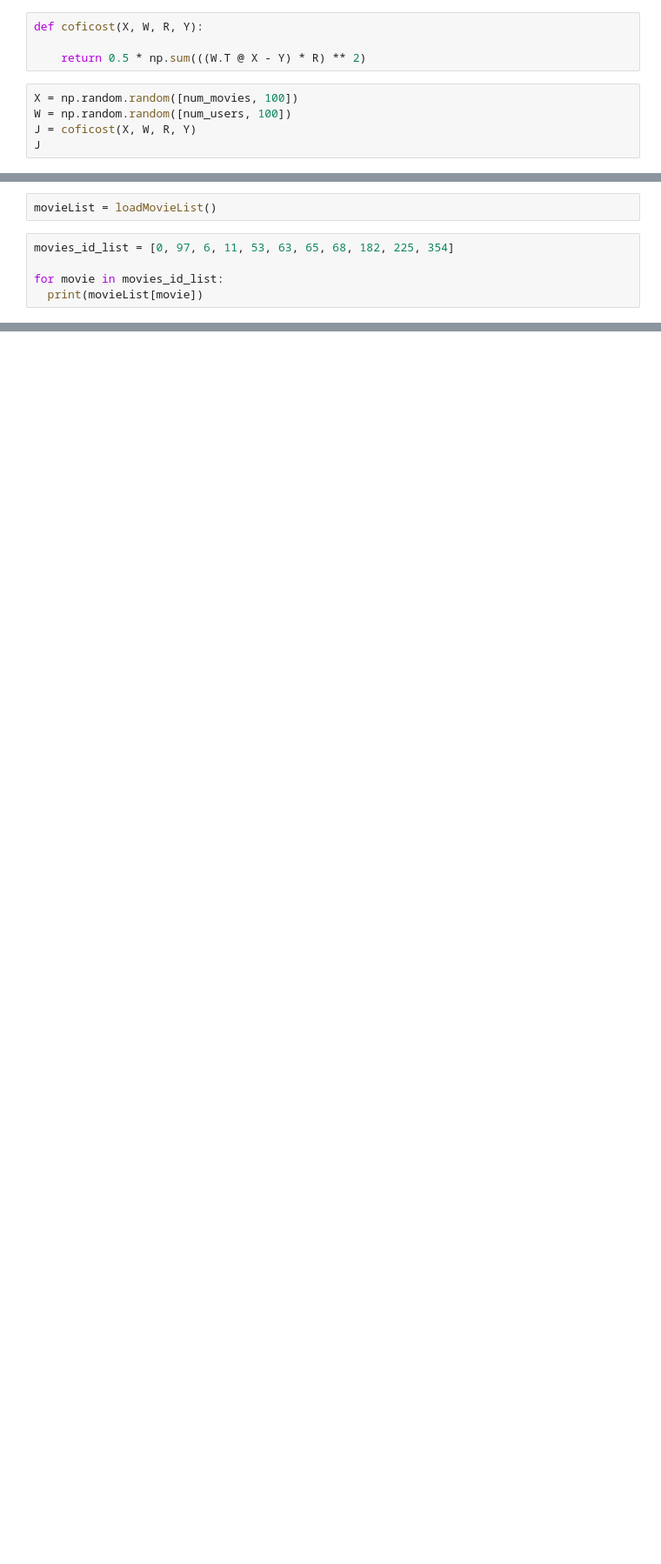
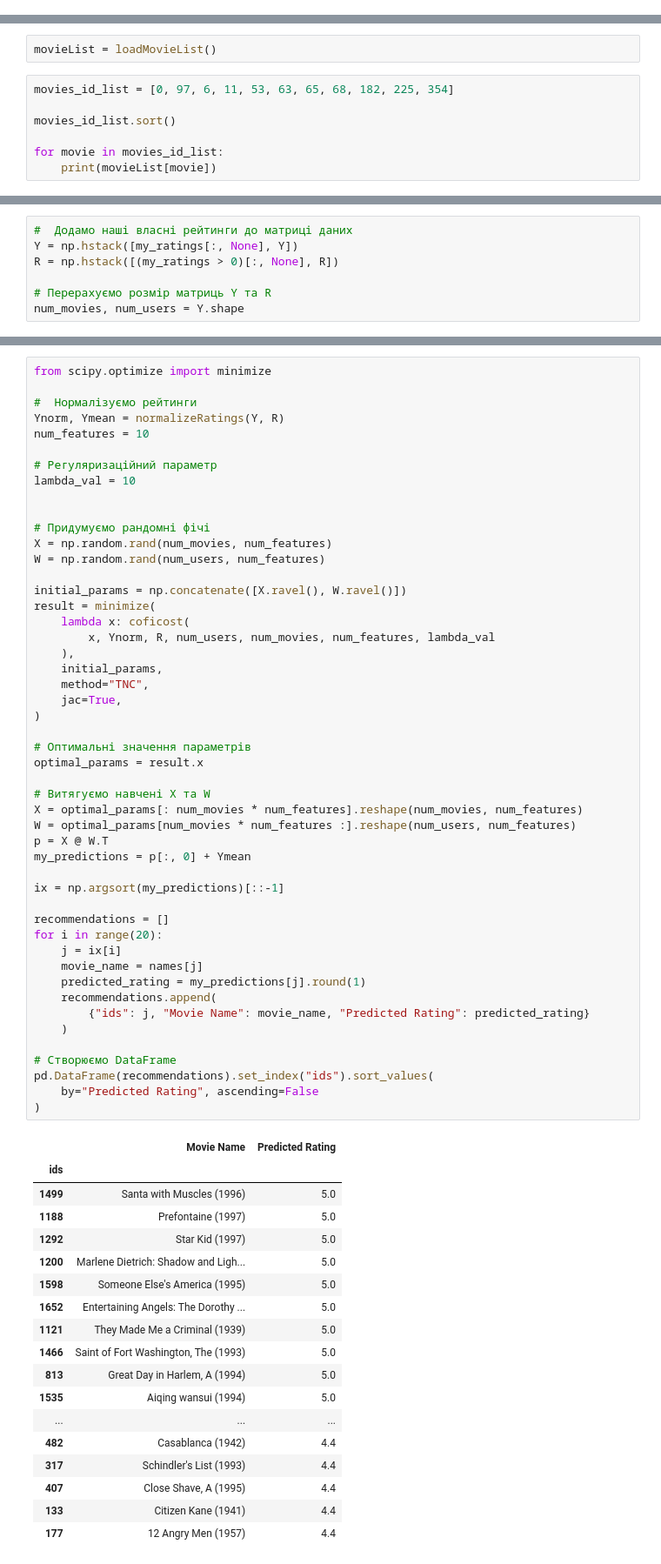
Before and after one commit to Petrenko-Anton/Data-Science-GoIT, a Jupyter notebook: HW_07/Домашнє завдання Module 7.ipynb, the cells around one changed output, grey strips where cells are left out. Shown at 87% size. Drawn from its saved outputs; the diff is of its cells as text; blank space fills up the shorter version.

```diff
--- a/HW_07/Домашнє завдання Module 7.ipynb
+++ b/HW_07/Домашнє завдання Module 7.ipynb
@@ -147,12 +147,3 @@ $$
 </div>
 
 <a id="cofiCostFunc"></a>
-# %%
-def coficost(X, W, R, Y):
-
-    return 0.5 * np.sum(((W.T @ X - Y) * R) ** 2)
-# %%
-X = np.random.random([num_movies, 100])
-W = np.random.random([num_users, 100])
-J = coficost(X, W, R, Y)
-J
@@ -229,6 +280,8 @@ movieList = loadMovieList()
 # %%
 movies_id_list = [0, 97, 6, 11, 53, 63, 65, 68, 182, 225, 354]
 
+movies_id_list.sort()
+
 for movie in movies_id_list:
-  print(movieList[movie])
+    print(movieList[movie])
 # %% [output]
@@ -253,3 +342,10 @@ Sphere (1998)
 4), відповідно до оцінок, які були введені раніше у скрипті. Зауважте, що
 ви можете отримати інший набір прогнозів через різні випадкові
 ініціалізації.
+# %%
+#  Додамо наші власні рейтинги до матриці даних
+Y = np.hstack([my_ratings[:, None], Y])
+R = np.hstack([(my_ratings > 0)[:, None], R])
+
+# Перерахуємо розмір матриць Y та R
+num_movies, num_users = Y.shape
@@ -255,0 +392,68 @@ Sphere (1998)
+# %%
+from scipy.optimize import minimize
+
+#  Нормалізуємо рейтинги
+Ynorm, Ymean = normalizeRatings(Y, R)
+num_features = 10
+
+# Регуляризаційний параметр
+lambda_val = 10
+
+
+# Придумуємо рандомні фічі
+X = np.random.rand(num_movies, num_features)
+W = np.random.rand(num_users, num_features)
+
+initial_params = np.concatenate([X.ravel(), W.ravel()])
+result = minimize(
+    lambda x: coficost(
+        x, Ynorm, R, num_users, num_movies, num_features, lambda_val
+    ),
+    initial_params,
+    method="TNC",
+    jac=True,
+)
+
+# Оптимальні значення параметрів
+optimal_params = result.x
+
+# Витягуємо навчені X та W
+X = optimal_params[: num_movies * num_features].reshape(num_movies, num_features)
+W = optimal_params[num_movies * num_features :].reshape(num_users, num_features)
+p = X @ W.T
+my_predictions = p[:, 0] + Ymean
+
+ix = np.argsort(my_predictions)[::-1]
+
+recommendations = []
+for i in range(20):
+    j = ix[i]
+    movie_name = names[j]
+    predicted_rating = my_predictions[j].round(1)
+    recommendations.append(
+        {"ids": j, "Movie Name": movie_name, "Predicted Rating": predicted_rating}
+    )
+
+# Створюємо DataFrame
+pd.DataFrame(recommendations).set_index("ids").sort_values(
+    by="Predicted Rating", ascending=False
+)
+# %% [output]
+|  | Movie Name | Predicted Rating |
+| ids |  |  |
+| 1499 | Santa with Muscles (1996) | 5.0 |
+| 1188 | Prefontaine (1997) | 5.0 |
+| 1292 | Star Kid (1997) | 5.0 |
+| 1200 | Marlene Dietrich: Shadow and Ligh... | 5.0 |
+| 1598 | Someone Else's America (1995) | 5.0 |
+| 1652 | Entertaining Angels: The Dorothy ... | 5.0 |
+| 1121 | They Made Me a Criminal (1939) | 5.0 |
+| 1466 | Saint of Fort Washington, The (1993) | 5.0 |
+| 813 | Great Day in Harlem, A (1994) | 5.0 |
+| 1535 | Aiqing wansui (1994) | 5.0 |
+| ... | ... | ... |
+| 482 | Casablanca (1942) | 4.4 |
+| 317 | Schindler's List (1993) | 4.4 |
+| 407 | Close Shave, A (1995) | 4.4 |
+| 133 | Citizen Kane (1941) | 4.4 |
+| 177 | 12 Angry Men (1957) | 4.4 |
```
Also changed, not shown: parts of 6 cells of this notebook, 1 other file.
